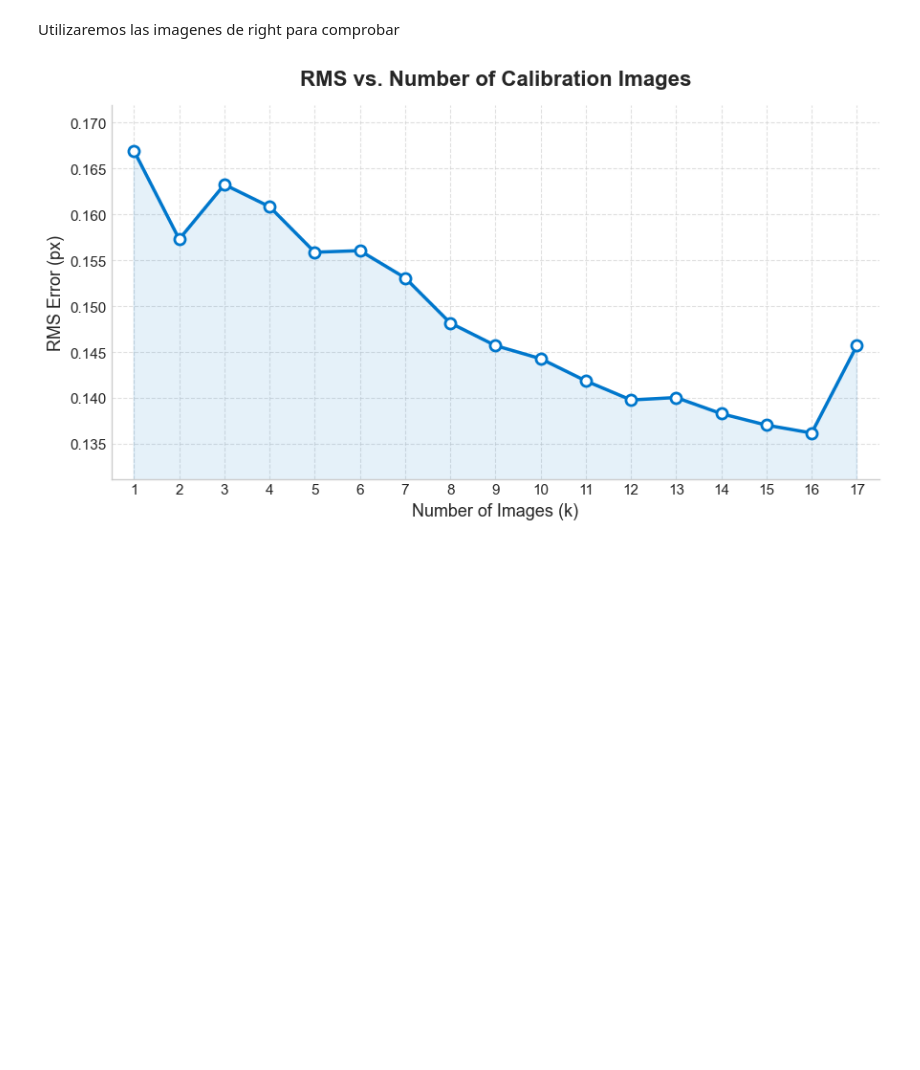
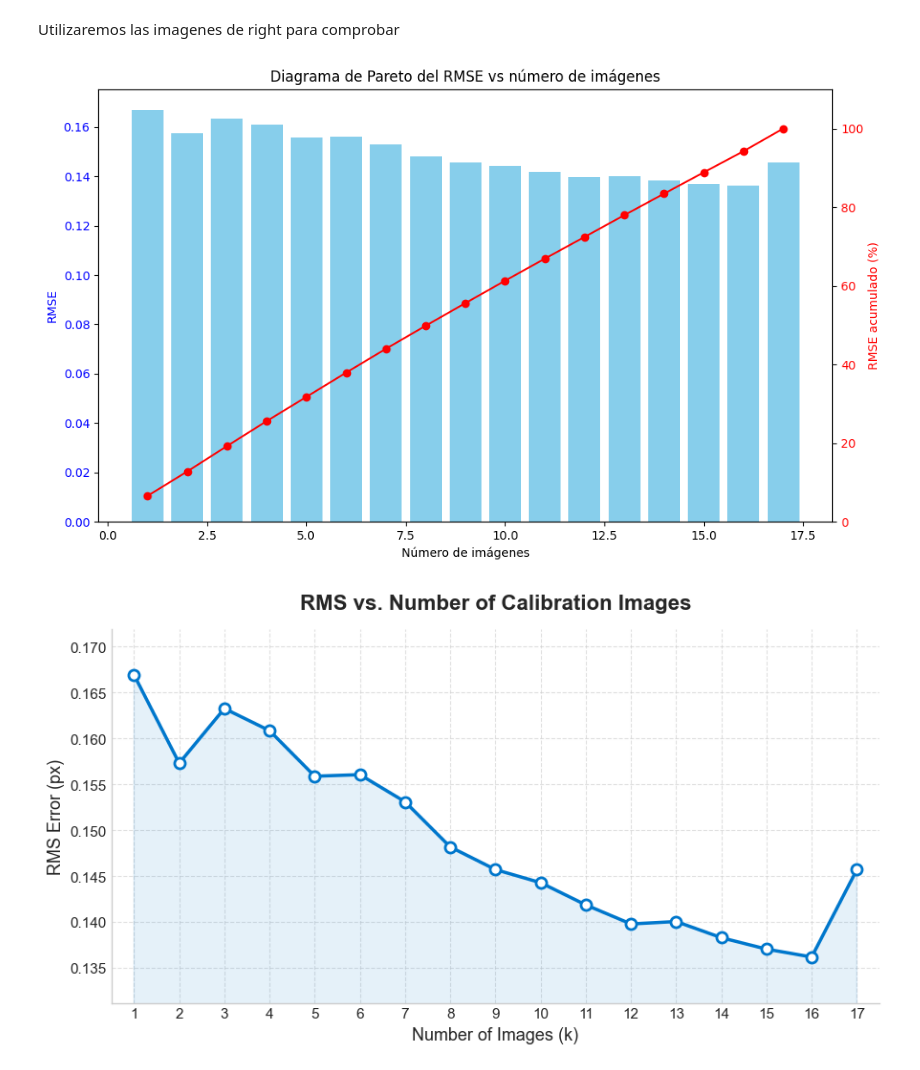
Before and after one commit to andresgilvicente/computer-vision-I-labs, a Jupyter notebook: Lab_2/src/lab_2.ipynb, the cells around one changed output. Drawn from its saved outputs; the diff is of its cells as text; code cells hidden in the pictures; blank space fills up the shorter version.

Commit message:
pareto graph

```diff
--- a/Lab_2/src/lab_2.ipynb
+++ b/Lab_2/src/lab_2.ipynb
@@ -648,6 +649,38 @@ for img in imgs_right:
 
     # dict_n_rms[len(imgs_a3)] = rms_a3
     dict_n_rms[len(valid_corners_a3)] = rms_a3
+# %%
+# Ordenar los datos por número de imágenes
+sorted_data = dict(sorted(dict_n_rms.items()))
+images = list(sorted_data.keys())
+rmse = list(sorted_data.values())
+
+# Calcular contribución acumulada relativa
+rmse_cumsum = np.cumsum(rmse)
+rmse_cumperc = rmse_cumsum / rmse_cumsum[-1] * 100  # en %
+
+# Crear figura y ejes
+fig, ax1 = plt.subplots(figsize=(10,6))
+
+# Barras: RMSE por número de imágenes
+bars = ax1.bar(images, rmse, color='skyblue', label='RMSE')
+ax1.set_xlabel('Número de imágenes')
+ax1.set_ylabel('RMSE', color='blue')
+ax1.tick_params(axis='y', labelcolor='blue')
+
+# Línea: porcentaje acumulado
+ax2 = ax1.twinx()
+ax2.plot(images, rmse_cumperc, color='red', marker='o', label='RMSE acumulado (%)')
+ax2.set_ylabel('RMSE acumulado (%)', color='red')
+ax2.tick_params(axis='y', labelcolor='red')
+ax2.set_ylim(0, 110)
+
+# Título y leyenda
+plt.title('Diagrama de Pareto del RMSE vs número de imágenes')
+fig.tight_layout()
+plt.show()
+# %% [output]
+[figure, added]
 # %%
 x = sorted(dict_n_rms.keys())
 y = [dict_n_rms[k] for k in dict_n_rms]
```
Also changed, not shown: parts of 6 cells of this notebook.
